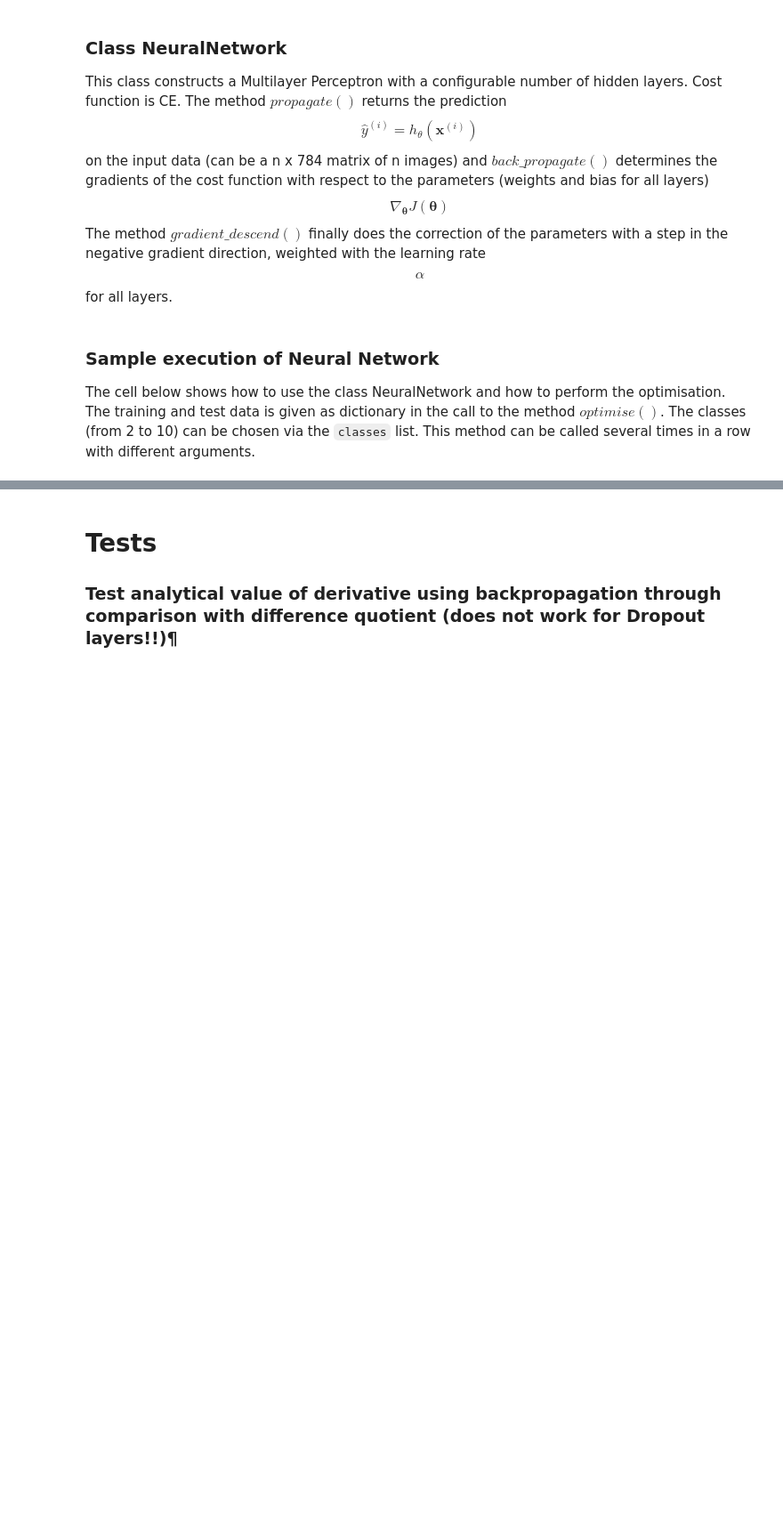
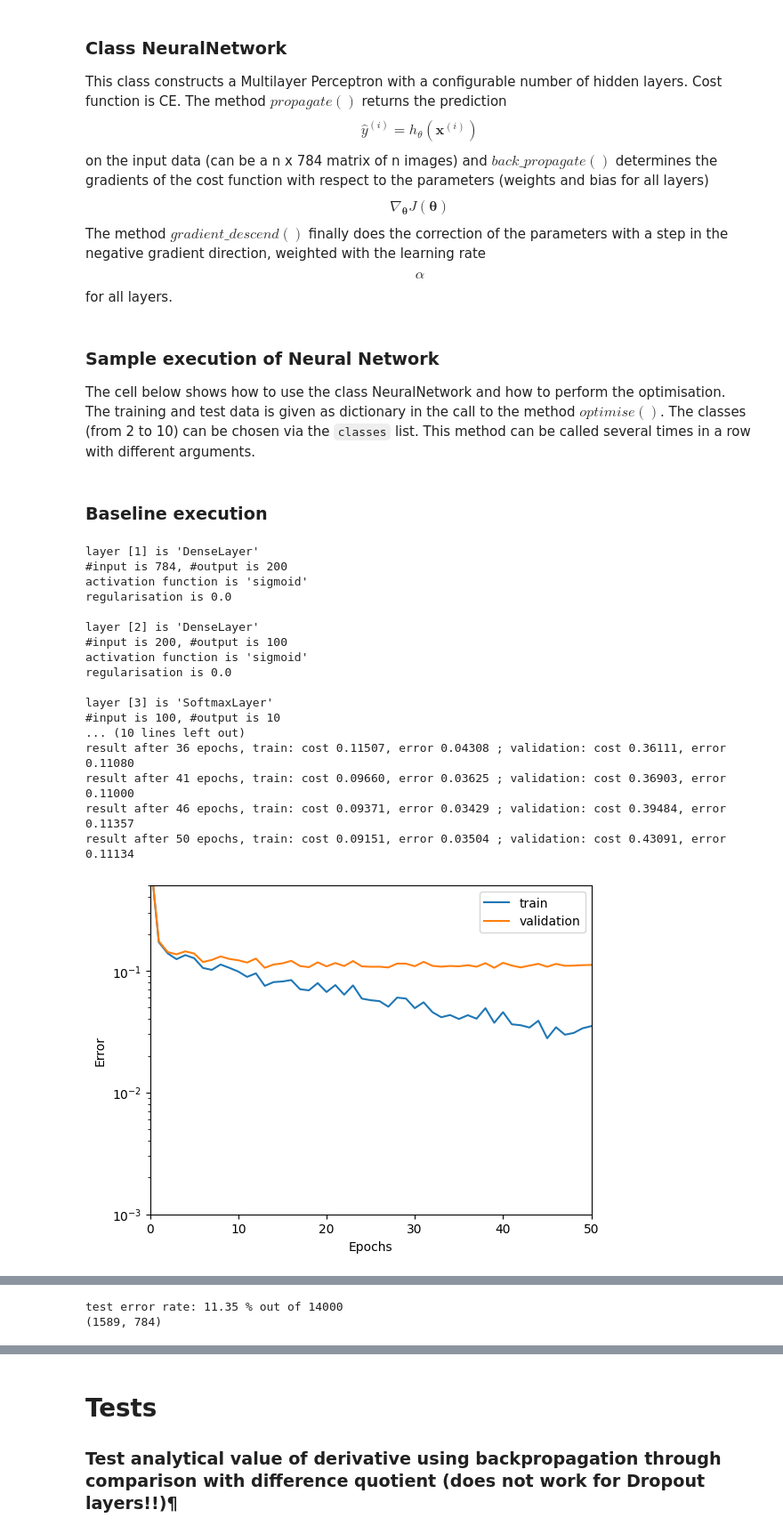
Before and after one commit to diegofrl/DeLearn23-24_PWs, a Jupyter notebook: PW5/mlp_regularise_stud.ipynb, the cells around one changed output, grey strips where cells are left out. Shown at 89% size. Cells and saved outputs as stored; diff of their text form; code cells hidden in the pictures; blank space fills up the shorter version.

```diff
--- a/PW5/mlp_regularise_stud.ipynb
+++ b/PW5/mlp_regularise_stud.ipynb
@@ -18,14 +18,14 @@ data_set = 'FashionMNIST'
 
 if data_set == 'FahsionMNIST':
     training_data = torchvision.datasets.MNIST(
-        root="../01.learning-optimization/data",
+        root="../data",
         train=True,
         download=True,
         transform=torchvision.transforms.ToTensor()
     )
 
     test_data = torchvision.datasets.MNIST(
-        root="../01.learning-optimization/data",
+        root="../data",
         train=False,
         download=True,
         transform=torchvision.transforms.ToTensor()
@@ -46,14 +46,14 @@ if data_set == 'FahsionMNIST':
     }
 else:
     training_data = torchvision.datasets.FashionMNIST(
-        root="../01.learning-optimization/data",
+        root="../data",
         train=True,
         download=True,
         transform=torchvision.transforms.ToTensor()
     )
 
     test_data = torchvision.datasets.FashionMNIST(
-        root="../01.learning-optimization/data",
+        root="../data",
         train=False,
         download=True,
         transform=torchvision.transforms.ToTensor()
@@ -269,7 +279,8 @@ class DropoutLayer:
         fraction of 0 should be equal to self.drop_p; ordering random
         """
 ### START YOUR CODE ###
-        self.drop_out = np.ones([1,len_v])
+        self.drop_out = np.ones(len_v)
+        self.drop_out[np.random.choice(len_v, int(len_v*self.drop_p), replace=False)] = 0
 ### END YOUR CODE ###
 
         return
@@ -297,7 +308,7 @@ class DropoutLayer:
         """
 ### START YOUR CODE ###
         #apply dropout in backward path
-        self.dL_da_in = dL_da_out
+        self.dL_da_in = dL_da_out * self.drop_out
 ### END YOUR CODE ###
 
         return self.dL_da_in
@@ -341,11 +352,11 @@ class DenseLayer:
 ### START YOUR CODE ###
         #correct scaling for given activation function
         if self.activation == 'sigmoid':
-            random_std_W = 0
+            random_std_W = 4*np.sqrt(6/(self.size_in + self.size_out))
         if self.activation == 'tanh':
-            random_std_W = 0
+            random_std_W = np.sqrt(6/(self.size_in + self.size_out))
         if self.activation == 'relu':
-            random_std_W = 0
+            random_std_W = np.sqrt(2) * np.sqrt(6 / (self.size_in + self.size_out))
 ### END YOUR CODE ###
 
         self.W = random_std_W * 2*(np.random.rand(self.size_in, self.size_out)-0.5)
@@ -373,9 +384,9 @@ class DenseLayer:
             return 1/(1+np.exp(-z))
 ### START YOUR CODE ###
         if self.activation == 'tanh':
-            return z
+            return (np.exp(z) - np.exp(-z))/(np.exp(z)+np.exp(-z))
         if self.activation == 'relu':
-            return z
+            return z*(z > 0)
 ### END YOUR CODE ###
 
     def d_activation_function(self, z):
@@ -386,9 +397,9 @@ class DenseLayer:
             return self.activation_function(z)*(1 - self.activation_function(z))
 ### START YOUR CODE ###
         if self.activation == 'tanh':
-            return z
+            return 4/np.square(np.exp(z)+np.exp(-z))
         if self.activation == 'relu':
-            return z
+            return 1.*(z > 0)
 ### END YOUR CODE ###
 
     def back_propagate(self, dL_da_out):
@@ -409,8 +420,8 @@ class DenseLayer:
         does the gradient descend based on results from last back_prop step with learning rate alpha
         """
 ### START YOUR CODE ###
-        self.W -= alpha * self.dL_dW
-        self.B -= alpha * self.dL_dB
+        self.W -= alpha * (self.dL_dW + self.regularize * self.W)
+        self.B -= alpha * (self.dL_dB + self.regularize * self.B)
 ### END YOUR CODE ###
 # %% [markdown]
 ### SoftmaxLayer
@@ -499,8 +510,8 @@ class SoftmaxLayer:
         does the gradient descend based on results from last back_prop step with learning rate alpha
         """
 ### START YOUR CODE ###
-        self.W -= alpha * self.dL_dW
-        self.B -= alpha * self.dL_dB
+        self.W -= alpha * (self.dL_dW + self.regularize * self.W)
+        self.B -= alpha * (self.dL_dB + self.regularize * self.B)
 ### END YOUR CODE ###
 # %% [markdown]
 ### Class NeuralNetwork
@@ -766,6 +777,8 @@ def plot_parameter_hist(nn_inst, num_bins = 50, fig_size=[10,5]):
 ### Sample execution of Neural Network
 
 The cell below shows how to use the class NeuralNetwork and how to perform the optimisation. The training and test data is given as dictionary in the call to the method $optimise()$. The classes (from 2 to 10) can be chosen via the `classes` list. This method can be called several times in a row with different arguments.
+# %% [markdown]
+### Baseline execution
 # %%
 #choose the categories
 classes = [0,1,2,3,4,5,6,7,8,9]
@@ -775,33 +788,52 @@ x_train, x_test, y_train, y_test = prepare_data(classes, train_size=0.8, min_max
 #further split in train and validation data
 validation_size = 0.2
 valid_ind = int(x_train.shape[0]*(1-validation_size))
 
 #data is arranged as dictionary with quick access through respective keys
 data = {'x_train' : x_train[:valid_ind,:], 'y_train' : y_train[:valid_ind],  \
                'x_val' : x_train[valid_ind:,:], 'y_val' : y_train[valid_ind:]}
 
 #choose the hyperparameters you want to use for the initialisation
 size_in = x_train.shape[1]
 size_out = len(classes)
 list_num_neurons = [size_in, 200, 100, size_out];
 NNet = NeuralNetwork(list_num_neurons, activation = 'sigmoid', regularize = 0.0, drop_p = 0.0)
 
 NNet.print_layers()
 
 #choose the hyperparameters you want to use for training
-epochs = 150
-batchsize = 16
-learning_rate = 0.1
+epochs = 50
+batchsize = 32
+learning_rate = 0.5
 NNet.optimise(data, epochs, learning_rate, batchsize, debug=5)
 
 
 plot_error(NNet)
 plot_cost(NNet)
 
 plot_parameter_hist(NNet)
 
 y_pred = np.argmax(NNet.propagate(x_test), axis=1)
 false_classifications = x_test[(y_pred != y_test)]
 
 print('test error rate: %.2f %% out of %d' % (100*false_classifications.shape[0]/y_pred.shape[0], y_pred.shape[0]))
 print(false_classifications.shape)
+# %% [output]
+layer [1] is 'DenseLayer'
+#input is 784, #output is 200
+activation function is 'sigmoid'
+regularisation is 0.0
+
+layer [2] is 'DenseLayer'
+#input is 200, #output is 100
+activation function is 'sigmoid'
+regularisation is 0.0
+
+layer [3] is 'SoftmaxLayer'
+#input is 100, #output is 10
+... (10 lines left out)
+result after 36 epochs, train: cost 0.11507, error 0.04308 ; validation: cost 0.36111, error 0.11080
+result after 41 epochs, train: cost 0.09660, error 0.03625 ; validation: cost 0.36903, error 0.11000
+result after 46 epochs, train: cost 0.09371, error 0.03429 ; validation: cost 0.39484, error 0.11357
+result after 50 epochs, train: cost 0.09151, error 0.03504 ; validation: cost 0.43091, error 0.11134
+[figure, added]
@@ -807,0 +844,2 @@ print(false_classifications.shape)
+test error rate: 11.35 % out of 14000
+(1589, 784)
```
Also changed, not shown: parts of 15 cells of this notebook, 1 other file.
